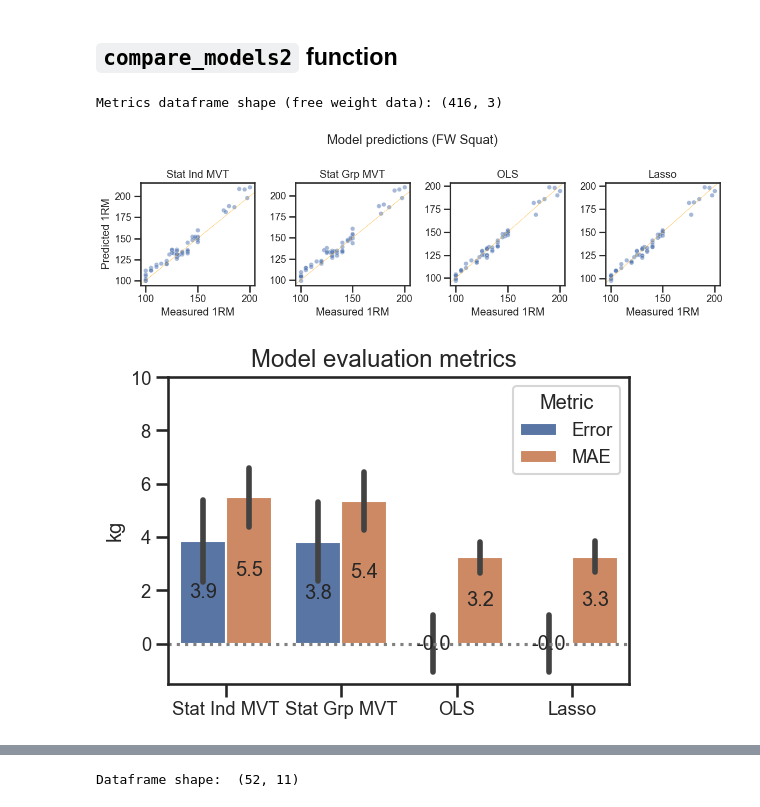
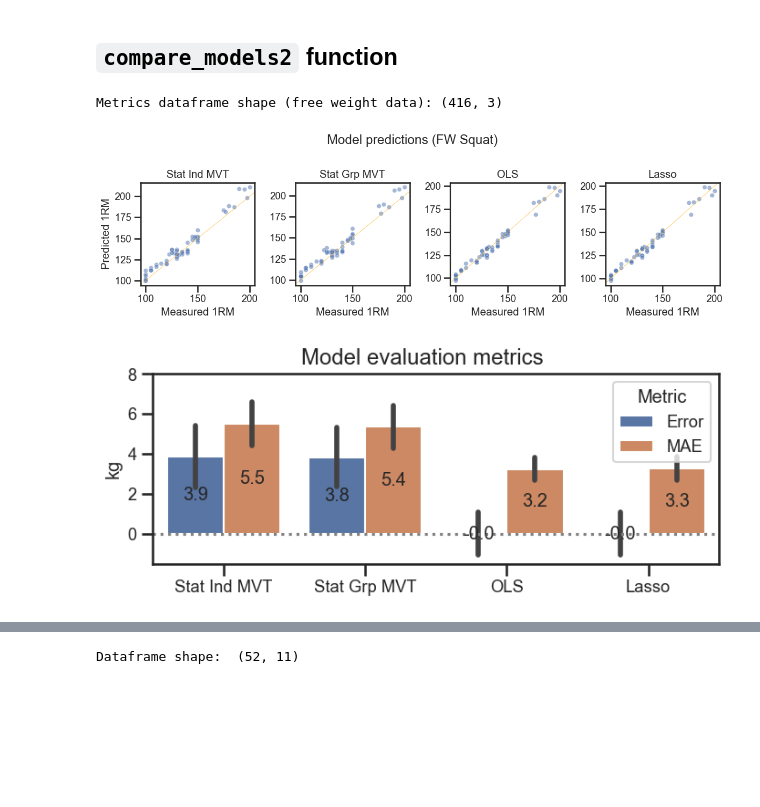
Before and after one commit to silvhua/lighthouse-capstone-project, a Jupyter notebook: notebooks/2022-12-02 iteration 4.ipynb, the cells around one changed output, grey strips where cells are left out. Drawn from its saved outputs; the diff is of its cells as text; code cells hidden in the pictures; blank space fills up the shorter version.

```diff
--- a/notebooks/2022-12-02 iteration 4.ipynb
+++ b/notebooks/2022-12-02 iteration 4.ipynb
@@ -73,16 +73,15 @@ df_dict = {'FW': df_fw2, 'SM': df_sm2}
 
 def run_eda(df, columns=['Load-1RM-1','100%MV', 'slope', 'intercept'], mode=None,
     filepath=None):
-    """
+    """2022-12-03 0:04 - See `2022-12-02 iteration 4` notebook
+
     Create a pairplot.
     Perform shapiro-wilks test.
     """
     stats = run_stats(df, columns=columns, mode=mode)
     pairplot = sns.pairplot(df[columns], diag_kind='kde', corner=True)
-
     if filepath:
         pairplot.savefig(f'{filepath} pairplot.png')
-
     return stats
 
 pairplot_dict = {}
@@ -282,7 +293,7 @@ Model CV iterations: 72
 ## `compare_models2` function
 # %%
 def compare_models2(predictions, title='Measured 1RM vs. model predictions',
-    context='talk', annotate=True, ymin=-1.5, ymax=10):
+    context='talk', annotate=True, ymin=-1.5, ymax=8):
     """2022-12-02 23:53 from `2022-12-02 iteration 4` notebook
 
     Plot predictions from all the models for a dataset.
@@ -327,7 +338,7 @@ def compare_models2(predictions, title='Measured 1RM vs. model predictions',
     else:
         fig, ax = plt.subplots(nrows=nrows, ncols=ncols, figsize=(ncols*3, nrows*3.7))
     ax = ax.flatten()
-    fig2, ax2 = plt.subplots(nrows=1, ncols=1, figsize=(1.4*len(fw_models), 4))
+    fig2, ax2 = plt.subplots(nrows=1, ncols=1, figsize=(1.8*len(fw_models), 3))
     fw_error = pd.DataFrame()
     for index, model in enumerate(fw_models):
         # Calculate error
@@ -353,33 +364,33 @@ def compare_models2(predictions, title='Measured 1RM vs. model predictions',
     fw_error['Metric'] = 'Error'
     fw_mae = abs(fw_error.iloc[:,:-1])
     fw_mae['Metric'] = 'MAE'
     fw_metrics = pd.concat([fw_error, fw_mae], axis=0).melt(
         value_vars=fw_models, id_vars=['Metric'], var_name='model')
     print(f'Metrics dataframe shape (free weight data): {fw_metrics.shape}')
 
     # Plot evaluation metrics:
     sns.barplot(data=fw_metrics, y='value', x='model', hue='Metric',
         errorbar=('se', 1.96), # error bars set to 95% confidence interval, or 1.96*standard error
         ax=ax2).set_ylim([ymin, ymax])
     ax2.axhline(y=0, ls=':', color='grey')
     ax2.set(ylabel='kg', xlabel=None)
 
     # Label bars with value
     if annotate:
         for i in ax2.containers:
                 ax2.bar_label(i, fmt='%.1f', label_type='center')
     # Titles and axis labels
     fig2.suptitle('Model evaluation metrics')
     return fig, fig2, fw_metrics
 
 scatterplot, error_plot, metrics = compare_models2(predictions_fw,
     title='Model predictions (FW Squat)', context='talk')
 
-# scatterplot.savefig('../output/figures/Measured vs predicted.png')
-# error_plot.savefig('../output/figures/Error bar chart.png')
+scatterplot.savefig('../output/figures/for presentation only/04 iteration measured vs predicted FW.png')
+error_plot.savefig('../output/figures/for presentation only/04 iteration error bar chart FW.png')
 # path = r'../output/predictions'
 # save_csv(metrics, 'Model errors', path=path)
 # %% [output]
 Metrics dataframe shape (free weight data): (416, 3)
 [figure]
-[figure, old version]
+[figure, new version]
```
Also changed, not shown: parts of 2 cells of this notebook, 54 other files.
